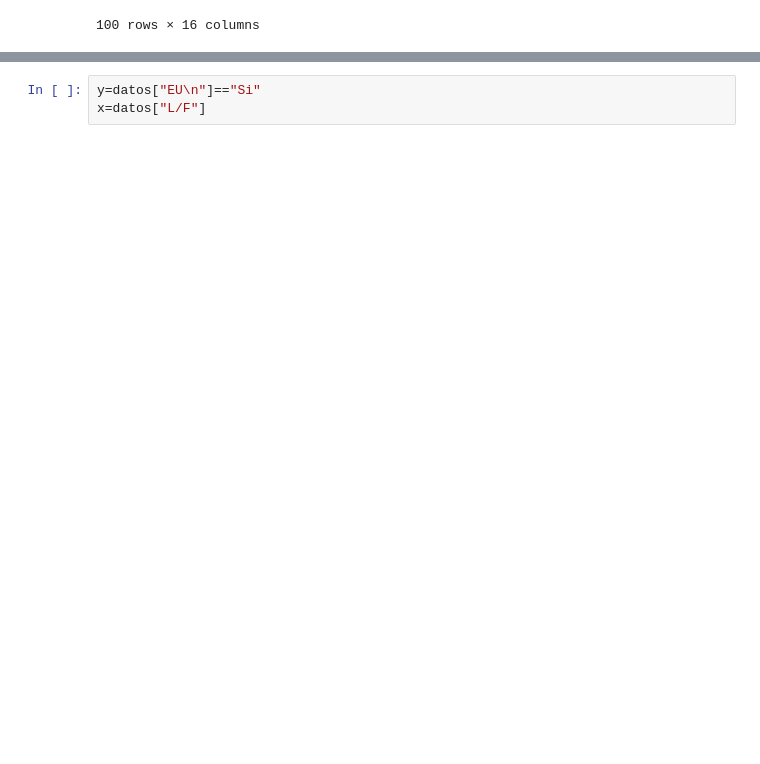
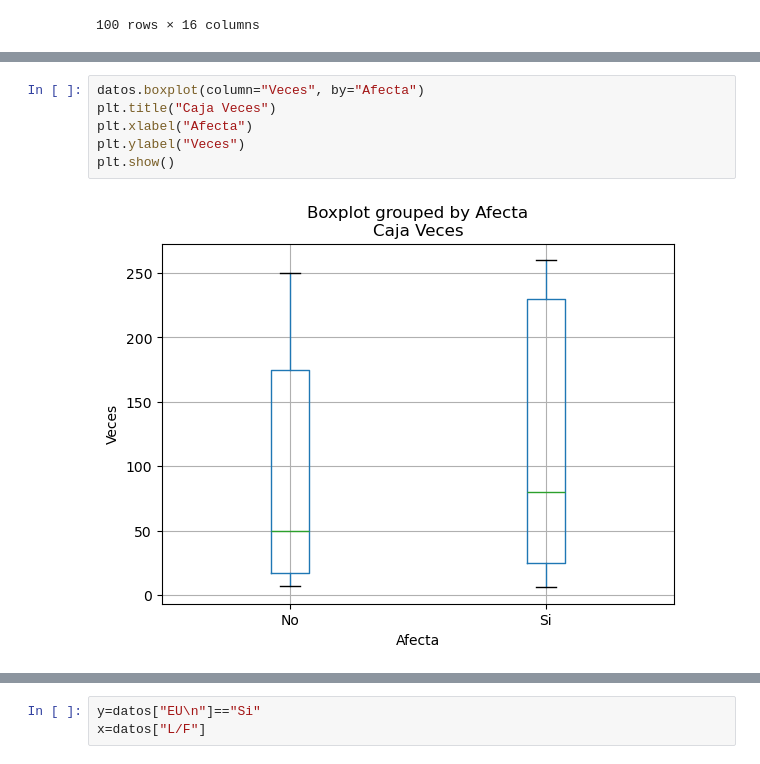
Before and after one commit to antoniorte/hello-world, a Jupyter notebook: proyecto.ipynb, the cells around one changed output, grey strips where cells are left out. Drawn from its saved outputs; the diff is of its cells as text; blank space fills up the shorter version.

```diff
--- a/proyecto.ipynb
+++ b/proyecto.ipynb
@@ -105,0 +108,8 @@ datos["L/F"], datos["E/T"]
+# %%
+datos.boxplot(column="Veces", by="Afecta")
+plt.title("Caja Veces")
+plt.xlabel("Afecta")
+plt.ylabel("Veces")
+plt.show()
+# %% [output]
+[figure, added]
```
Also changed, not shown: parts of 47 cells of this notebook.
